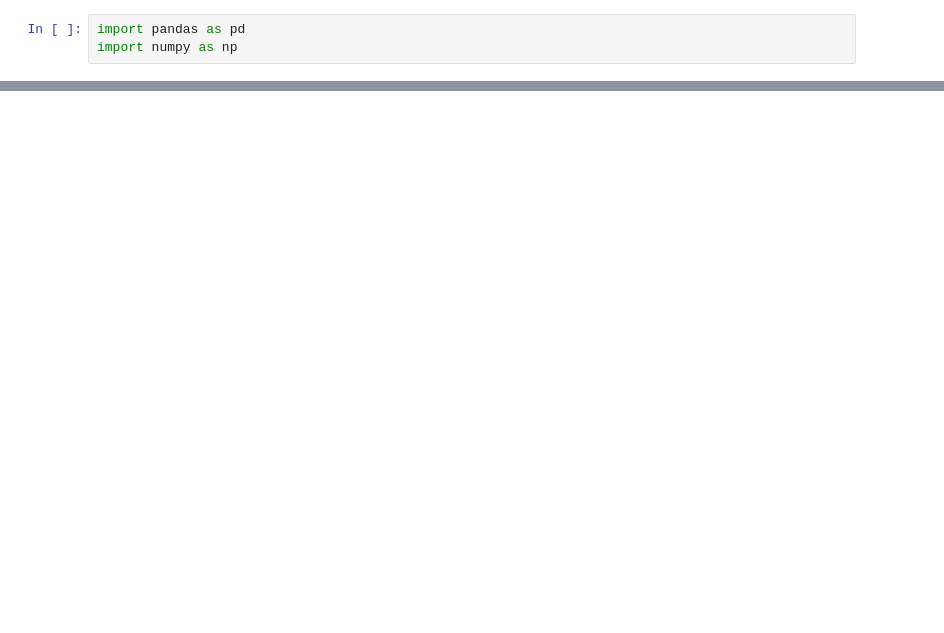
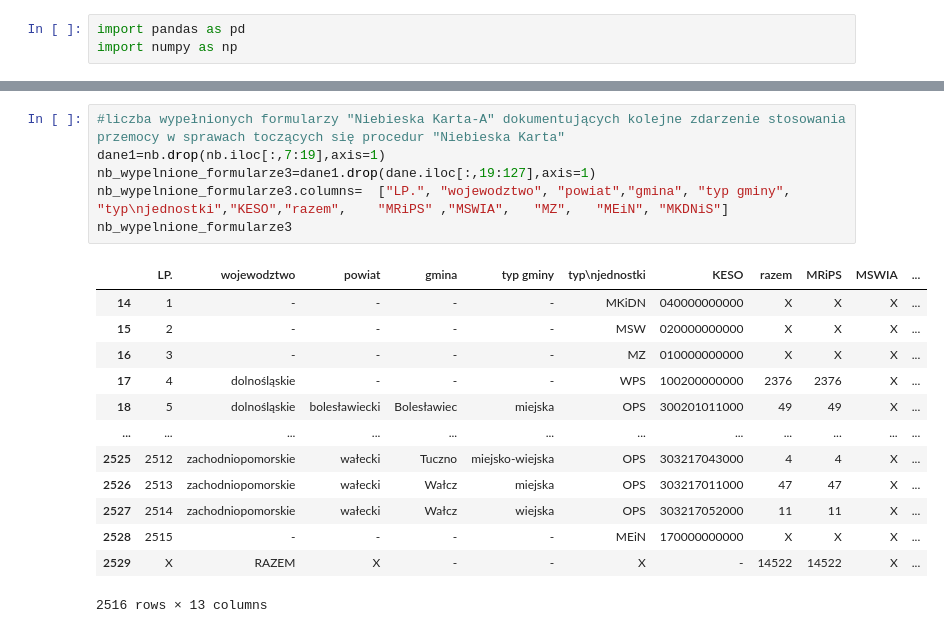
Before and after one commit to Francho03/Praca-licencjacka, a Jupyter notebook: Niebieska_karta.ipynb, the cells around one changed output, grey strips where cells are left out. Saved outputs shown, nothing was run; the diff lists cells and outputs as text; blank space fills up the shorter version.

```diff
--- a/Niebieska_karta.ipynb
+++ b/Niebieska_karta.ipynb
@@ -17,0 +79,20 @@ nb.head()
+# %%
+#liczba wypełnionych formularzy "Niebieska Karta-A" dokumentujących kolejne zdarzenie stosowania przemocy w sprawach toczących się procedur "Niebieska Karta"
+dane1=nb.drop(nb.iloc[:,7:19],axis=1)
+nb_wypelnione_formularze3=dane1.drop(dane.iloc[:,19:127],axis=1)
+nb_wypelnione_formularze3.columns=  ["LP.", "wojewodztwo", "powiat","gmina", "typ gminy", "typ\njednostki","KESO","razem",	"MRiPS"	,"MSWIA",	"MZ",	"MEiN",	"MKDNiS"]
+nb_wypelnione_formularze3
+# %% [output]
+|  | LP. | wojewodztwo | powiat | gmina | typ gminy | typ\njednostki | KESO | razem | MRiPS | MSWIA | ... |
+| 14 | 1 | - | - | - | - | MKiDN | 040000000000 | X | X | X | ... |
+| 15 | 2 | - | - | - | - | MSW | 020000000000 | X | X | X | ... |
+| 16 | 3 | - | - | - | - | MZ | 010000000000 | X | X | X | ... |
+| 17 | 4 | dolnośląskie | - | - | - | WPS | 100200000000 | 2376 | 2376 | X | ... |
+| 18 | 5 | dolnośląskie | bolesławiecki | Bolesławiec | miejska | OPS | 300201011000 | 49 | 49 | X | ... |
+| ... | ... | ... | ... | ... | ... | ... | ... | ... | ... | ... | ... |
+| 2525 | 2512 | zachodniopomorskie | wałecki | Tuczno | miejsko-wiejska | OPS | 303217043000 | 4 | 4 | X | ... |
+| 2526 | 2513 | zachodniopomorskie | wałecki | Wałcz | miejska | OPS | 303217011000 | 47 | 47 | X | ... |
+| 2527 | 2514 | zachodniopomorskie | wałecki | Wałcz | wiejska | OPS | 303217052000 | 11 | 11 | X | ... |
+| 2528 | 2515 | - | - | - | - | MEiN | 170000000000 | X | X | X | ... |
+| 2529 | X | RAZEM | X | - | - | X | - | 14522 | 14522 | X | ... |
+2516 rows × 13 columns
```
Also changed, not shown: parts of 5 cells of this notebook.
